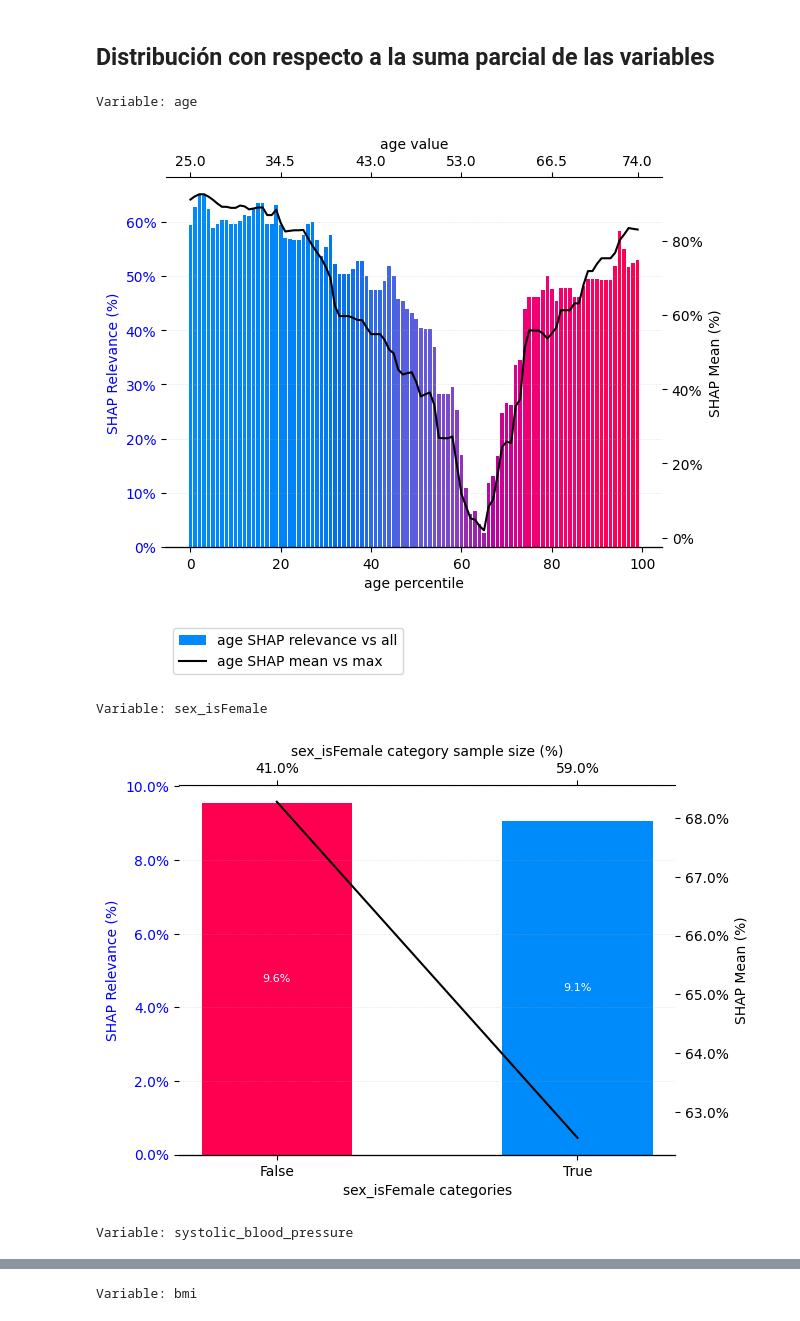
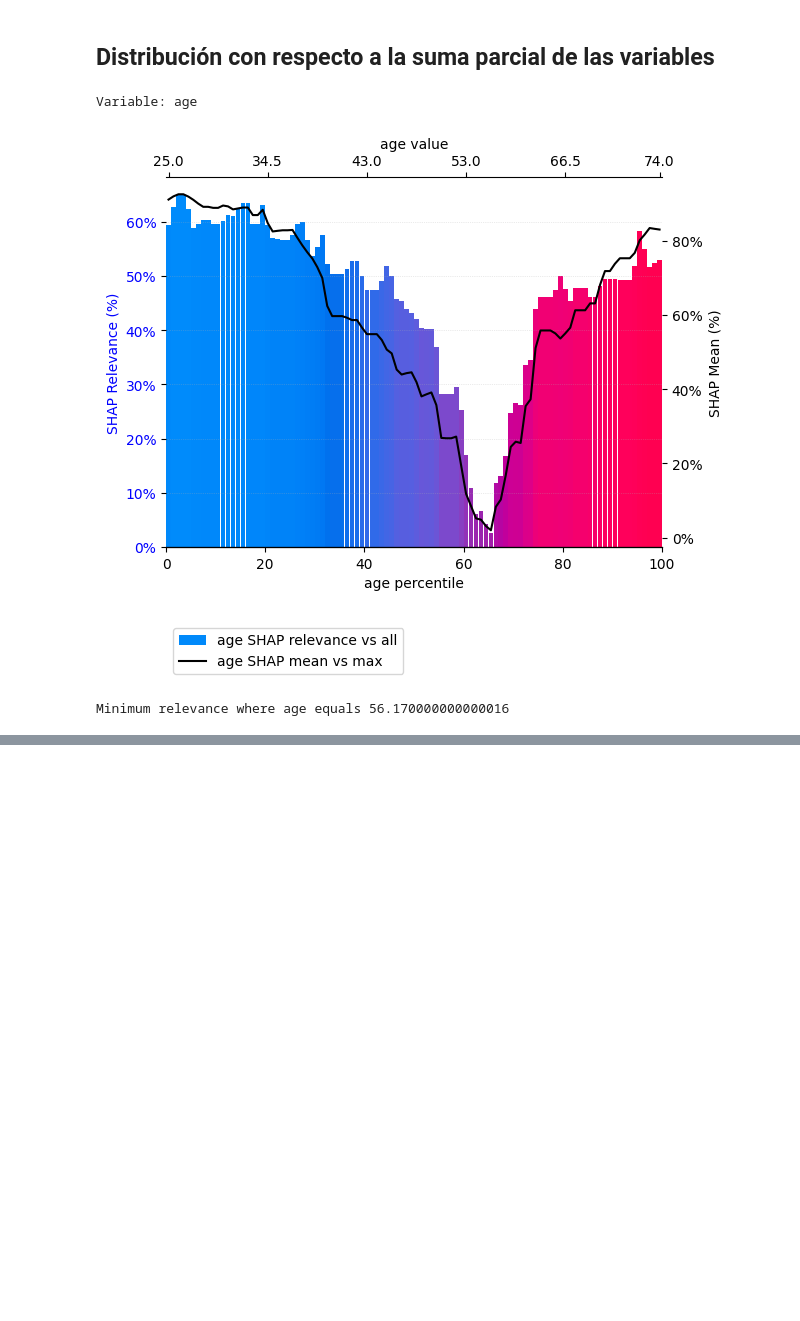
Before and after one commit to perez-sechi/thesis-python, a Jupyter notebook: run/shap_variable_profile.ipynb, the cells around one changed output, grey strips where cells are left out. Saved outputs shown, nothing was run; the diff lists cells and outputs as text; code cells hidden in the pictures; blank space fills up the shorter version.

Commit message:
feat: computing which variable value has minimum SHAP relevance

```diff
--- a/run/shap_variable_profile.ipynb
+++ b/run/shap_variable_profile.ipynb
@@ -9,11 +9,11 @@ sys.path.append(os.path.join("..", "."))
 
 from package.visualization.plot import plot_shap_distribution
 # %%
-X = pd.read_pickle("../data/x_values.pkl")
+X = pd.read_pickle("../data/shap/x_values.pkl")
 num_patients = 500
 X_shapley = X.iloc[:num_patients, :]
-shap_values = np.load("../data/shap_values.npy")
-shap_interaction_values = np.load("../data/shap_interaction_values.npy")
+shap_values = np.load("../data/shap/shap_values.npy")
+shap_interaction_values = np.load("../data/shap/shap_interaction_values.npy")
 # %%
 n_bins = 100
 # %% [markdown]
@@ -21,21 +21,21 @@ n_bins = 100
 # %%
 top_variables = [
     "age",
-    "sex_isFemale",
-    "systolic_blood_pressure",
-    "bmi",
-    "urine_albumin_isNegative",
-    "pulse_pressure",
-    "rand"
+    # "sex_isFemale",
+    # "systolic_blood_pressure",
+    # "bmi",
+    # "urine_albumin_isNegative",
+    # "pulse_pressure",
+    # "rand"
 ]
 # %%
 for variable_name in top_variables:
 # for variable_name in X_shapley.columns:
     print(f"Variable: {variable_name}")
-    plot_shap_distribution(variable_name, X_shapley, shap_values, n_bins)
+    results = plot_shap_distribution(variable_name, X_shapley, shap_values, n_bins)
+    min_index = np.argmin(results["abs_shap_relevance"])
+    print(f"Minimum relevance where {variable_name} equals {results['variable_label'][min_index]}")
 # %% [output]
 Variable: age
-[figure, old version]
+[figure, new version]
-Variable: sex_isFemale
+Minimum relevance where age equals 56.170000000000016
-[figure, removed]
-Variable: systolic_blood_pressure
@@ -43 +41,0 @@ Variable: systolic_blood_pressure
-Variable: bmi
```
Also changed, not shown: parts of 1 cell of this notebook, 9 other files.
